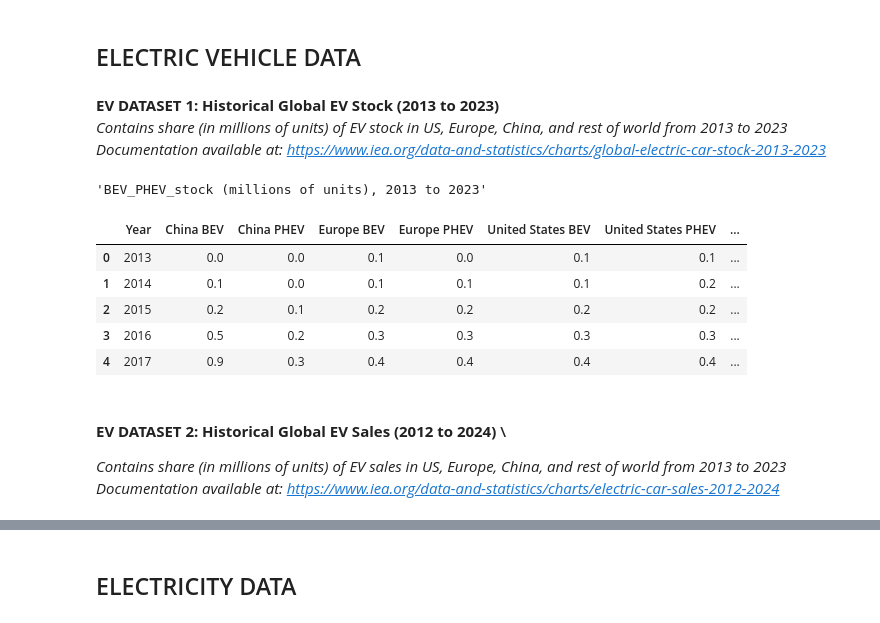
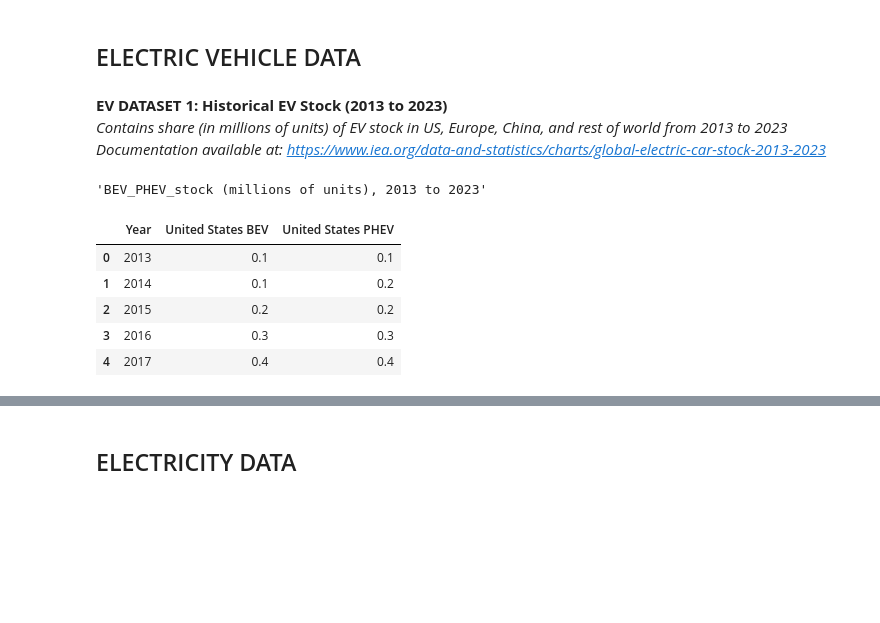
Before and after one commit to jbondAI/AI_Project_2, a Jupyter notebook: ev_and_ice_vehicle_datasets.ipynb, the cells around one changed output, grey strips where cells are left out. Cells and saved outputs as stored; diff of their text form; code cells hidden in the pictures; blank space fills up the shorter version.

```diff
--- a/ev_and_ice_vehicle_datasets.ipynb
+++ b/ev_and_ice_vehicle_datasets.ipynb
@@ -173,29 +242,28 @@ display(emissions_by_class.head(10))
 # %% [markdown]
 ## ELECTRIC VEHICLE DATA
 # %% [markdown]
-**EV DATASET 1: Historical Global EV Stock (2013 to 2023)** \
+**EV DATASET 1: Historical EV Stock (2013 to 2023)** \
 _Contains share (in millions of units) of EV stock in US, Europe, China, and rest of world from 2013 to 2023
 Documentation available at: https://www.iea.org/data-and-statistics/charts/global-electric-car-stock-2013-2023_
 # %%
-# Reads in global BEV/PHEV stock
+# Imports historic US BEV/PHEV stock data
 BEV_PHEV_stock= pd.read_csv("Resources/global-electric-car-stock-2013-2023.csv",
                                      delimiter =';',
                                      skiprows=3,
                                      header=0)
 
 BEV_PHEV_stock = BEV_PHEV_stock.rename(columns={'Unnamed: 0': 'Year'})
 
+drop_col = ['China BEV', 'China PHEV', 'Europe BEV', 'Europe PHEV', 'Rest of the world BEV', 'Rest of the world PHEV']
+BEV_PHEV_stock.drop(columns = drop_col, axis = 1, inplace = True)
+
 display('BEV_PHEV_stock (millions of units), 2013 to 2023')
 display(BEV_PHEV_stock.head(5))
 # %% [output]
 'BEV_PHEV_stock (millions of units), 2013 to 2023'
-|  | Year | China BEV | China PHEV | Europe BEV | Europe PHEV | United States BEV | United States PHEV | ... |
-| 0 | 2013 | 0.0 | 0.0 | 0.1 | 0.0 | 0.1 | 0.1 | ... |
-| 1 | 2014 | 0.1 | 0.0 | 0.1 | 0.1 | 0.1 | 0.2 | ... |
-| 2 | 2015 | 0.2 | 0.1 | 0.2 | 0.2 | 0.2 | 0.2 | ... |
-| 3 | 2016 | 0.5 | 0.2 | 0.3 | 0.3 | 0.3 | 0.3 | ... |
-| 4 | 2017 | 0.9 | 0.3 | 0.4 | 0.4 | 0.4 | 0.4 | ... |
+|  | Year | United States BEV | United States PHEV |
+| 0 | 2013 | 0.1 | 0.1 |
+| 1 | 2014 | 0.1 | 0.2 |
+| 2 | 2015 | 0.2 | 0.2 |
+| 3 | 2016 | 0.3 | 0.3 |
+| 4 | 2017 | 0.4 | 0.4 |
-# %% [markdown]
-#### **EV DATASET 2: Historical Global EV Sales (2012 to 2024)** \
-_Contains share (in millions of units) of EV sales in US, Europe, China, and rest of world from 2013 to 2023 \
-Documentation available at: https://www.iea.org/data-and-statistics/charts/electric-car-sales-2012-2024_
```
Also changed, not shown: parts of 31 cells of this notebook, 21 other files.
